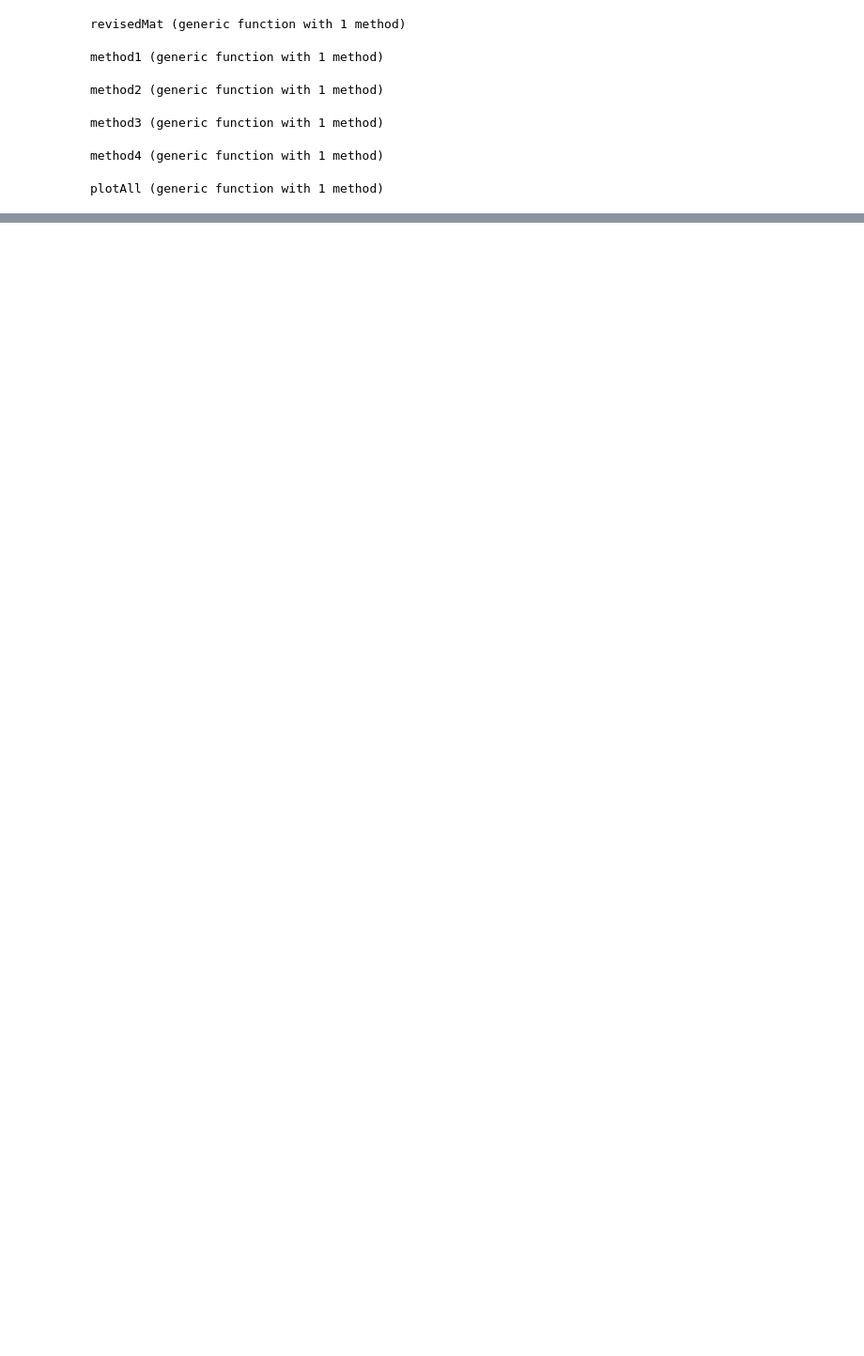
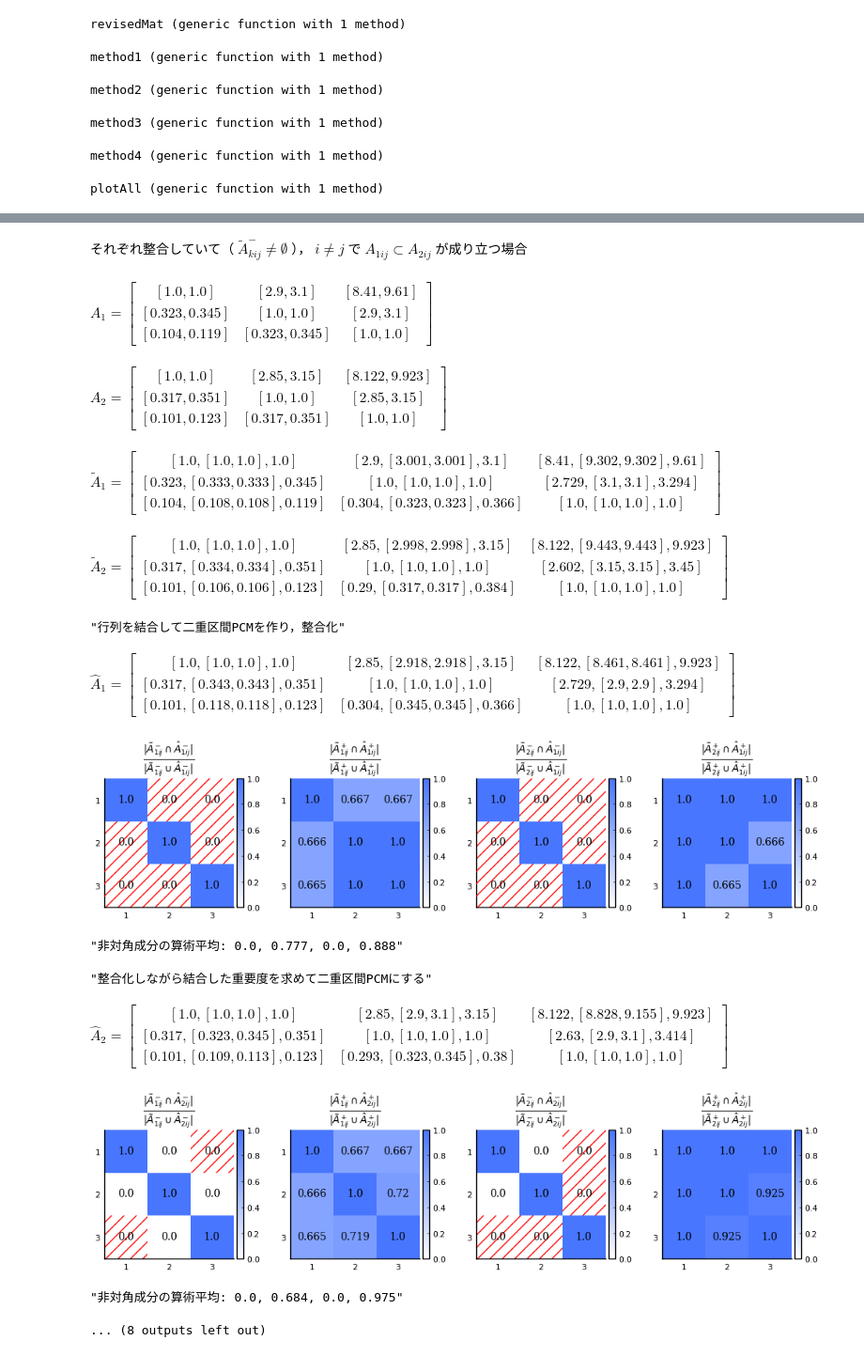
Before and after one commit to Kishikawa1286/illknownpcm, a Jupyter notebook: src/20230117.ipynb, the cells around one changed output, grey strips where cells are left out. Shown at 94% size. Drawn from its saved outputs; the diff is of its cells as text; code cells hidden in the pictures; blank space fills up the shorter version.

```diff
--- a/src/20230117.ipynb
+++ b/src/20230117.ipynb
@@ -86,18 +86,15 @@ titles = [
 ]
 
 function plotAll(A₁::Matrix{Interval{T}}, A₂::Matrix{Interval{T}}) where {T <: Real}
-    display(L"A_1 = %$(intervalMatrixLaTeXString(A₁))")
-    display(L"A_2 = %$(intervalMatrixLaTeXString(A₂))")
-
     m = 2 # DM の数
 
     revisedMatrices = revisedMat(A₁, A₂)
     resultMatrices = twofoldIntervalMatrix2intervalMatrices.(
         [method1(A₁, A₂), method2(A₁, A₂), method3(A₁, A₂), method4(A₁, A₂)])
 
-    p = []; e = []; a = []; indmat = []
+    p = []; a = []; indmat = []
     for k = 1:length(resultMatrices)
-        h = []; f = []; indrow = []
+        h = []; indrow = []
         Âₖ⁻, Âₖ⁺ = resultMatrices[k]
         for l = 1:m
             Ãₗ⁻, Ãₗ⁺ = revisedMatrices[l]
@@ -105,25 +102,23 @@ function plotAll(A₁::Matrix{Interval{T}}, A₂::Matrix{Interval{T}}) where {T
             title⁻ = L"\frac{\left| \tilde{A}_{%$(l)ij}^- \cap \hat{A}_{%$(k)ij}^- \right|}{\left| \tilde{A}_{%$(l)ij}^- \cup \hat{A}_{%$(k)ij}^- \right|}"
             title⁺ = L"\frac{\left| \tilde{A}_{%$(l)ij}^+ \cap \hat{A}_{%$(k)ij}^+ \right|}{\left| \tilde{A}_{%$(l)ij}^+ \cup \hat{A}_{%$(k)ij}^+ \right|}"
 
-            heatmap⁻, numberOfEmptySet⁻, indices⁻ = plotConincidenceIndices(Ãₗ⁻, Âₖ⁻, title⁻)
-            heatmap⁺, numberOfEmptySet⁺, indices⁺ = plotConincidenceIndices(Ãₗ⁺, Âₖ⁺, title⁺)
+            heatmap⁻, indices⁻ = plotConincidenceIndices(Ãₗ⁻, Âₖ⁻, title⁻)
+            heatmap⁺, indices⁺ = plotConincidenceIndices(Ãₗ⁺, Âₖ⁺, title⁺)
 
             push!(h, heatmap⁻); push!(h, heatmap⁺)
-            push!(f, numberOfEmptySet⁻); push!(f, numberOfEmptySet⁺)
             push!(indrow, indices⁻); push!(indrow, indices⁺)
         end
 
-        push!(p, h); push!(e, f); push!(a, [Âₖ⁻, Âₖ⁺])
+        push!(p, h); push!(a, [Âₖ⁻, Âₖ⁺])
         push!(indmat, indrow)
     end
 
     for i = eachindex(p)
         display(titles[i])
         A = intervalPCM2TwofoldIntervalPCM(a[i][1], a[i][2])
-        display(L"A_{%$(i)}^+ = %$(twofoldIntervalMatrixLaTeXString(A))")
+        display(L"\hat{A}_{%$(i)} = %$(twofoldIntervalMatrixLaTeXString(A))")
         display(plot(p[i]..., layout=(1, 4), size=(1000, 250), legend=false))
         display("非対角成分の算術平均: $(round(mean(indmat[i][1]), digits=3)), $(round(mean(indmat[i][2]), digits=3)), $(round(mean(indmat[i][3]), digits=3)), $(round(mean(indmat[i][4]), digits=3))")
-        display("空集合の数　　　　　: $(e[i][1]), $(e[i][2]), $(e[i][3]), $(e[i][4])")
     end
 end
 # %% [output]
@@ -188,0 +126,44 @@ $A_{2}^+ = \begin{bmatrix} \left[   1.0, \left[   1.0,   1.0 \right],   1.0 \rig
+# %% [markdown]
+それぞれ整合していて（ $\tilde{A}_{kij}^- \not= \emptyset$ ）， $i \not= j$ で $A_{1ij} \subset A_{2ij}$ が成り立つ場合
+# %%
+# 1 3 9
+# 1/3 1 3
+# 1/9 1/3 1
+
+A₁ = [
+    1..1 2.9..3.1 2.9^2..3.1^2
+    (1/3.1)..(1/2.9) 1..1 2.9..3.1
+    (1/3.1)^2..(1/2.9)^2 (1/3.1)..(1/2.9) 1..1
+]
+A₂ = [
+    1..1 2.85..3.15 2.85^2..3.15^2
+    (1/3.15)..(1/2.85) 1..1 2.85..3.15
+    (1/3.15)^2..(1/2.85)^2 (1/3.15)..(1/2.85) 1..1
+]
+
+display(L"A_1 = %$(intervalMatrixLaTeXString(A₁))")
+display(L"A_2 = %$(intervalMatrixLaTeXString(A₂))")
+
+Ã₁⁻, Ã₁⁺ = generateRevisedMatrix(A₁)
+Ã₂⁻, Ã₂⁺ = generateRevisedMatrix(A₂)
+
+Ã₁ = intervalPCM2TwofoldIntervalPCM(Ã₁⁻, Ã₁⁺)
+display(L"\tilde{A}_1 = %$(twofoldIntervalMatrixLaTeXString(Ã₁))")
+Ã₂ = intervalPCM2TwofoldIntervalPCM(Ã₂⁻, Ã₂⁺)
+display(L"\tilde{A}_2 = %$(twofoldIntervalMatrixLaTeXString(Ã₂))")
+
+plotAll(A₁, A₂)
+# %% [output]
+$A_1 = \begin{bmatrix} \left[ 1.0, 1.0 \right] & \left[ 2.9, 3.1 \right] & \left[ 8.41, 9.61 \right] \\ \left[ 0.323, 0.345 \right] & \left[ 1.0, 1.0 \right] & \left[ 2.9, 3.1 \right] \\ \left[ 0.104, 0.119 \right] & \left[ 0.323, 0.345 \right] & \left[ 1.0, 1.0 \right] \end{bmatrix}$
+$A_2 = \begin{bmatrix} \left[ 1.0, 1.0 \right] & \left[ 2.85, 3.15 \right] & \left[ 8.122, 9.923 \right] \\ \left[ 0.317, 0.351 \right] & \left[ 1.0, 1.0 \right] & \left[ 2.85, 3.15 \right] \\ \left[ 0.101, 0.123 \right] & \left[ 0.317, 0.351 \right] & \left[ 1.0, 1.0 \right] \end{bmatrix}$
+$\tilde{A}_1 = \begin{bmatrix} \left[   1.0, \left[   1.0,   1.0 \right],   1.0 \right] & \left[   2.9, \left[ 3.001, 3.001 \right],   3.1 \right] & \left[  8.41, \left[ 9.302, 9.302 \right],  9.61 \right] \\ \left[ 0.323, \left[ 0.333, 0.333 \right], 0.345 \right] & \left[   1.0, \left[   1.0,   1.0 \right],   1.0 \right] & \left[ 2.729, \left[   3.1,   3.1 \right], 3.294 \right] \\ \left[ 0.104, \left[ 0.108, 0.108 \right], 0.119 \right] & \left[ 0.304, \left[ 0.323, 0.323 \right], 0.366 \right] & \left[   1.0, \left[   1.0,   1.0 \right],   1.0 \right] \end{bmatrix}$
+$\tilde{A}_2 = \begin{bmatrix} \left[   1.0, \left[   1.0,   1.0 \right],   1.0 \right] & \left[  2.85, \left[ 2.998, 2.998 \right],  3.15 \right] & \left[ 8.122, \left[ 9.443, 9.443 \right], 9.923 \right] \\ \left[ 0.317, \left[ 0.334, 0.334 \right], 0.351 \right] & \left[   1.0, \left[   1.0,   1.0 \right],   1.0 \right] & \left[ 2.602, \left[  3.15,  3.15 \right],  3.45 \right] \\ \left[ 0.101, \left[ 0.106, 0.106 \right], 0.123 \right] & \left[  0.29, \left[ 0.317, 0.317 \right], 0.384 \right] & \left[   1.0, \left[   1.0,   1.0 \right],   1.0 \right] \end{bmatrix}$
+"行列を結合して二重区間PCMを作り，整合化"
+$\hat{A}_{1} = \begin{bmatrix} \left[   1.0, \left[   1.0,   1.0 \right],   1.0 \right] & \left[  2.85, \left[ 2.918, 2.918 \right],  3.15 \right] & \left[ 8.122, \left[ 8.461, 8.461 \right], 9.923 \right] \\ \left[ 0.317, \left[ 0.343, 0.343 \right], 0.351 \right] & \left[   1.0, \left[   1.0,   1.0 \right],   1.0 \right] & \left[ 2.729, \left[   2.9,   2.9 \right], 3.294 \right] \\ \left[ 0.101, \left[ 0.118, 0.118 \right], 0.123 \right] & \left[ 0.304, \left[ 0.345, 0.345 \right], 0.366 \right] & \left[   1.0, \left[   1.0,   1.0 \right],   1.0 \right] \end{bmatrix}$
+[figure, added]
+"非対角成分の算術平均: 0.0, 0.777, 0.0, 0.888"
+"整合化しながら結合した重要度を求めて二重区間PCMにする"
+$\hat{A}_{2} = \begin{bmatrix} \left[   1.0, \left[   1.0,   1.0 \right],   1.0 \right] & \left[  2.85, \left[   2.9,   3.1 \right],  3.15 \right] & \left[ 8.122, \left[ 8.828, 9.155 \right], 9.923 \right] \\ \left[ 0.317, \left[ 0.323, 0.345 \right], 0.351 \right] & \left[   1.0, \left[   1.0,   1.0 \right],   1.0 \right] & \left[  2.63, \left[   2.9,   3.1 \right], 3.414 \right] \\ \left[ 0.101, \left[ 0.109, 0.113 \right], 0.123 \right] & \left[ 0.293, \left[ 0.323, 0.345 \right],  0.38 \right] & \left[   1.0, \left[   1.0,   1.0 \right],   1.0 \right] \end{bmatrix}$
+[figure, added]
+"非対角成分の算術平均: 0.0, 0.684, 0.0, 0.975"
+... (8 outputs left out)
```
Also changed, not shown: parts of 2 cells of this notebook, 2 other files.
